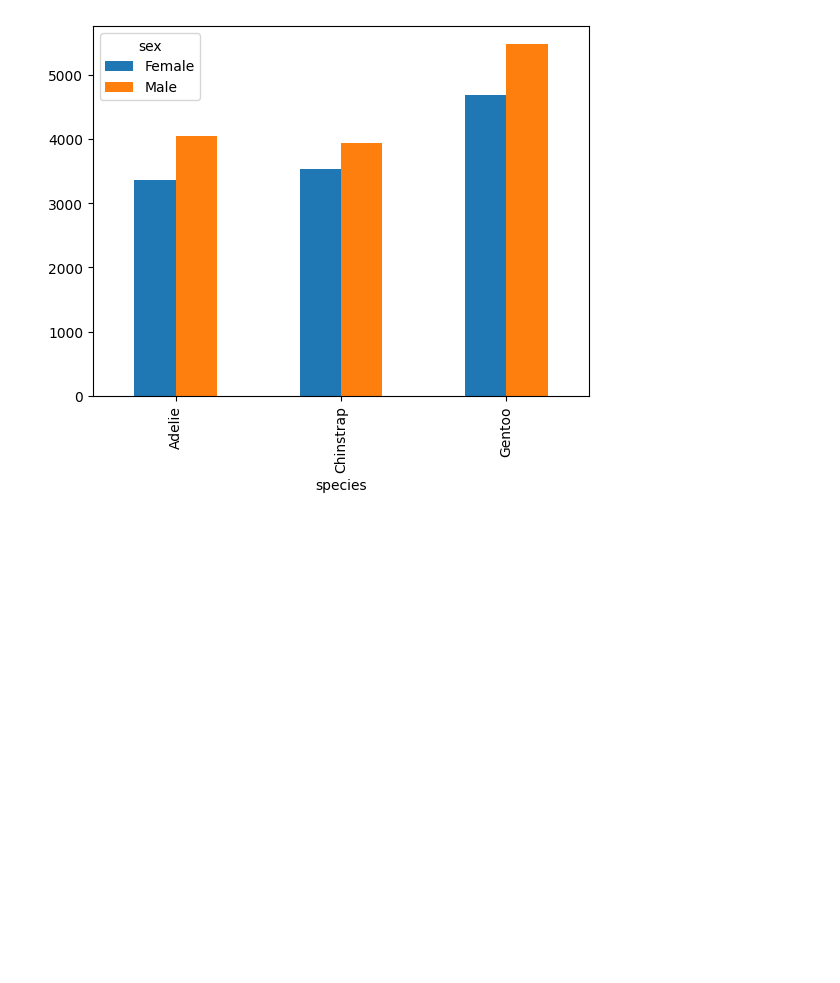
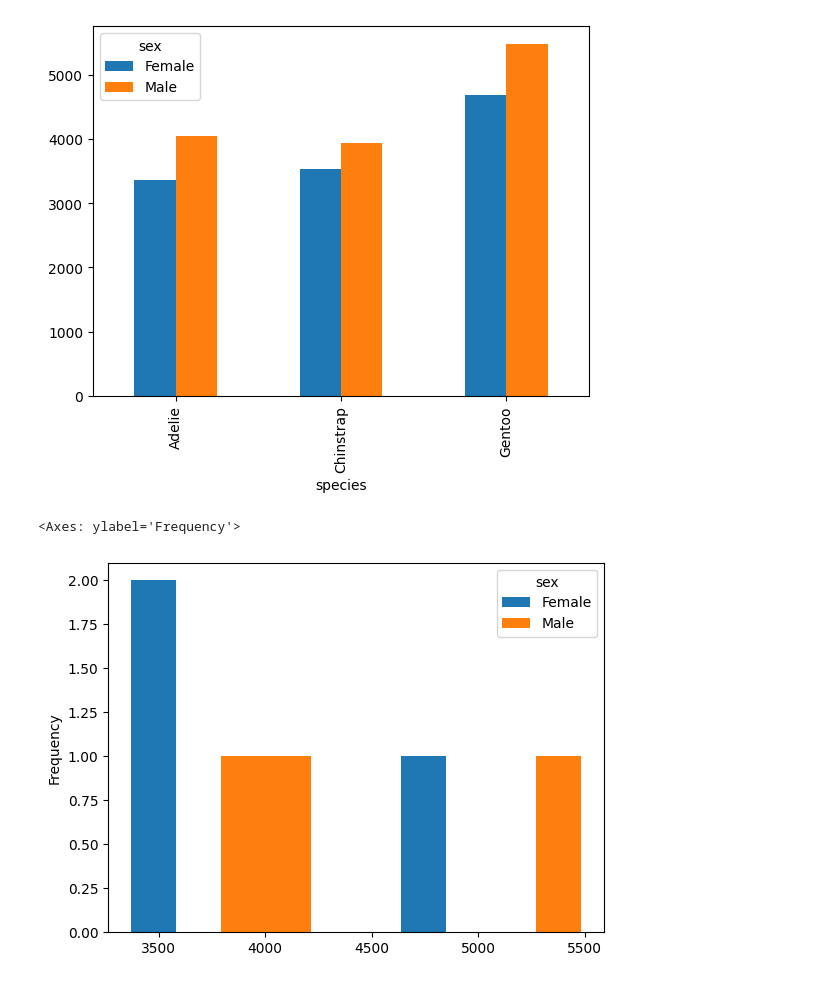
Before and after one commit to sudipto291088/Data110-21843--fall25, a Jupyter notebook: Session_7_15thOct_2025.ipynb, the cells around one changed output. Drawn from its saved outputs; the diff is of its cells as text; code cells hidden in the pictures; blank space fills up the shorter version.

```diff
--- a/Session_7_15thOct_2025.ipynb
+++ b/Session_7_15thOct_2025.ipynb
@@ -223,3 +223,8 @@ species_sex_grouped.plot(kind='bar')
 # %% [output]
 <Axes: xlabel='species'>
 [figure]
+# %%
+species_sex_grouped.plot(kind='hist')
+# %% [output]
+<Axes: ylabel='Frequency'>
+[figure, added]
```
Also changed, not shown: parts of 7 cells of this notebook.
